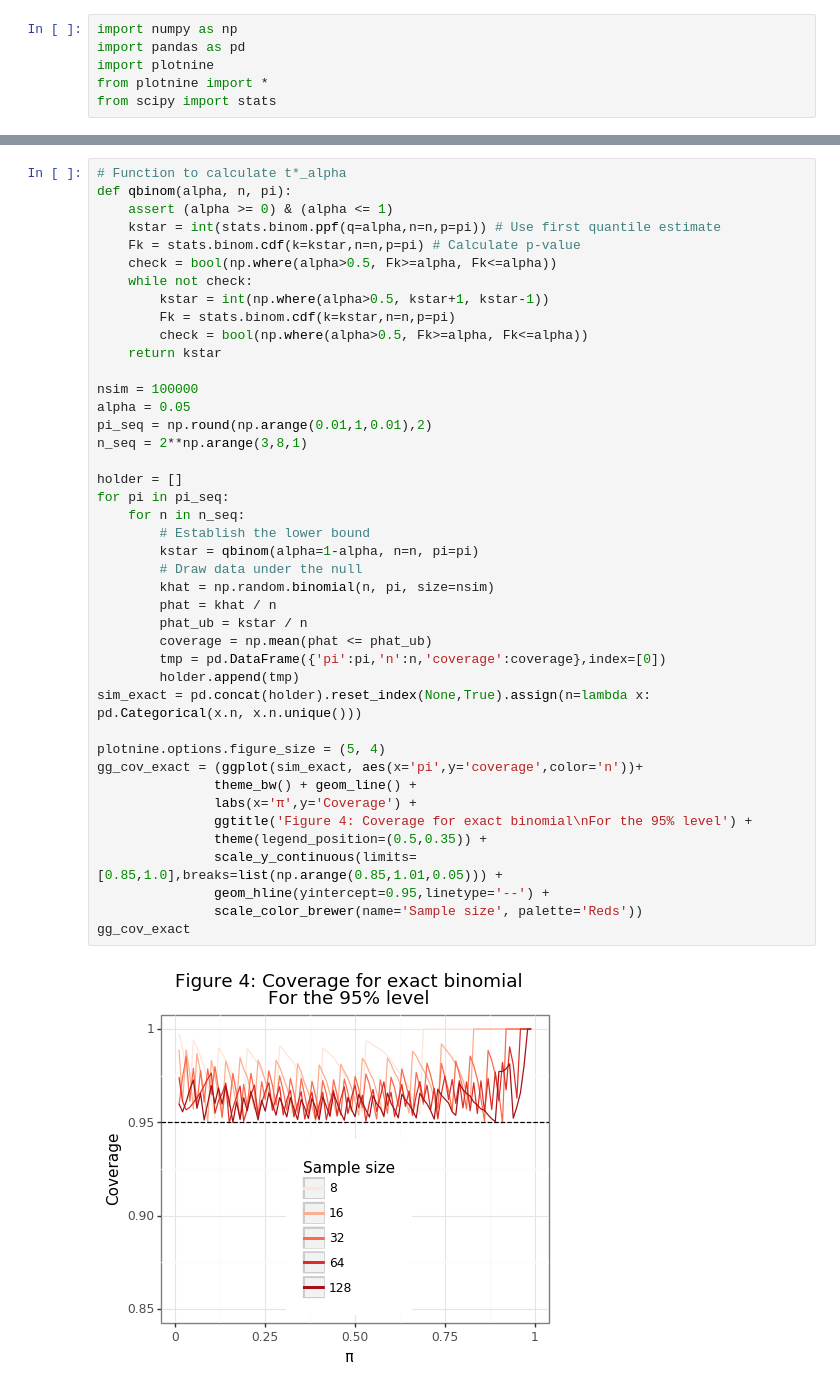
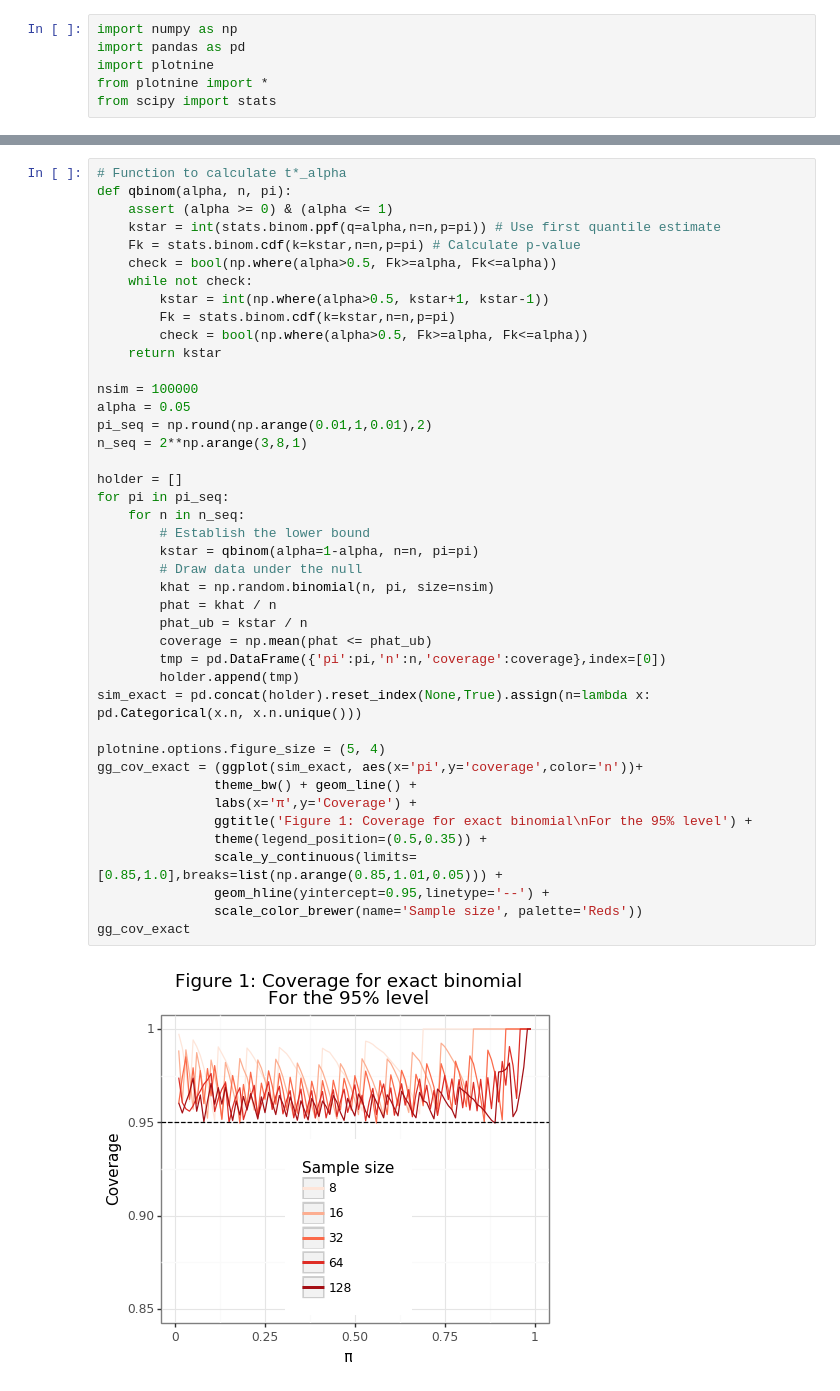
Before and after one commit to erikdrysdale/erikdrysdale.github.io, a Jupyter notebook: _rmd/extra_CI/differences_in_binomials.ipynb, the cells around one changed output, grey strips where cells are left out. Saved outputs shown, nothing was run; the diff lists cells and outputs as text.

```diff
--- a/_rmd/extra_CI/differences_in_binomials.ipynb
+++ b/_rmd/extra_CI/differences_in_binomials.ipynb
@@ -88,32 +74,32 @@ def qbinom(alpha, n, pi):
 
 nsim = 100000
 alpha = 0.05
 pi_seq = np.round(np.arange(0.01,1,0.01),2)
 n_seq = 2**np.arange(3,8,1)
 
 holder = []
 for pi in pi_seq:
     for n in n_seq:
         # Establish the lower bound
         kstar = qbinom(alpha=1-alpha, n=n, pi=pi)
         # Draw data under the null
         khat = np.random.binomial(n, pi, size=nsim)
         phat = khat / n
         phat_ub = kstar / n
         coverage = np.mean(phat <= phat_ub)
         tmp = pd.DataFrame({'pi':pi,'n':n,'coverage':coverage},index=[0])
         holder.append(tmp)
 sim_exact = pd.concat(holder).reset_index(None,True).assign(n=lambda x: pd.Categorical(x.n, x.n.unique()))
 
 plotnine.options.figure_size = (5, 4)
 gg_cov_exact = (ggplot(sim_exact, aes(x='pi',y='coverage',color='n'))+
                theme_bw() + geom_line() +
                labs(x='π',y='Coverage') +
-               ggtitle('Figure 4: Coverage for exact binomial\nFor the 95% level') +
+               ggtitle('Figure 1: Coverage for exact binomial\nFor the 95% level') +
                theme(legend_position=(0.5,0.35)) +
                scale_y_continuous(limits=[0.85,1.0],breaks=list(np.arange(0.85,1.01,0.05))) +
                geom_hline(yintercept=0.95,linetype='--') +
                scale_color_brewer(name='Sample size', palette='Reds'))
 gg_cov_exact
 # %% [output]
-[figure, old version]
+[figure, new version]
```
Also changed, not shown: parts of 11 cells of this notebook, 1 other file.
